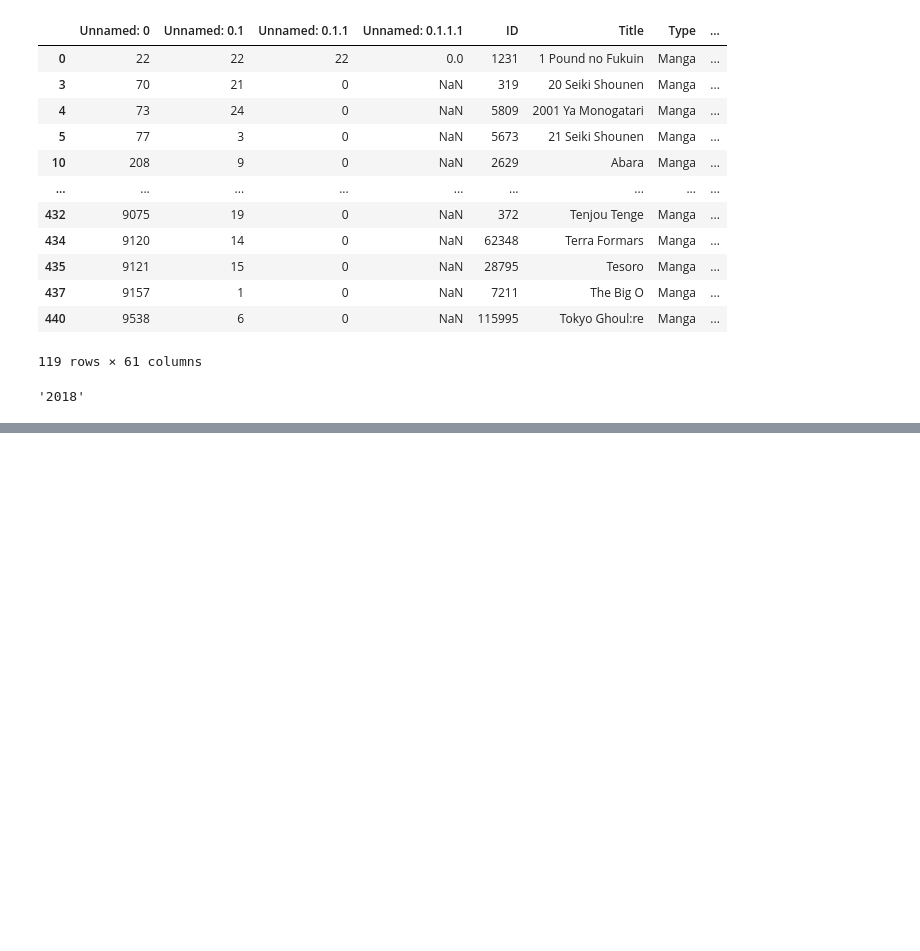
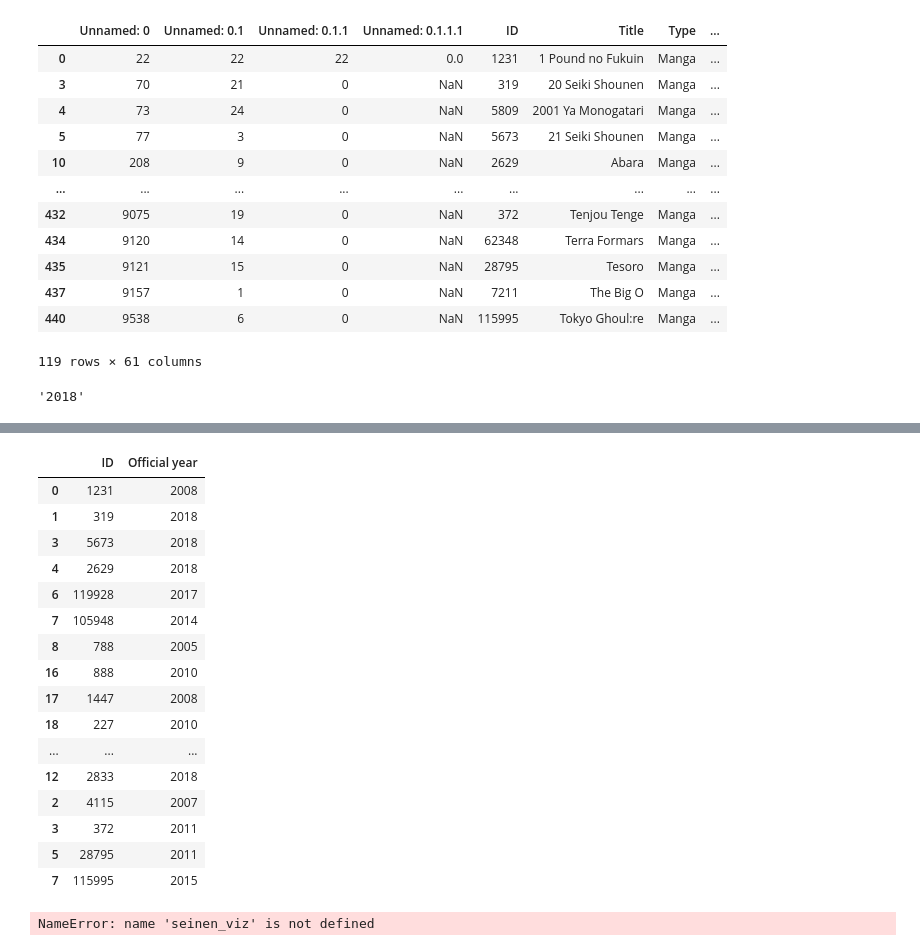
Before and after one commit to haolinh24/MangaUpdates, a Jupyter notebook: seinen_viz.ipynb, the cells around one changed output, grey strips where cells are left out. Cells and saved outputs as stored; diff of their text form; code cells hidden in the pictures; blank space fills up the shorter version.

```diff
--- a/seinen_viz.ipynb
+++ b/seinen_viz.ipynb
@@ -185,10 +359,25 @@ title_test = get_title(get_soup(viz_seinen_id[3]))
 # %%
 count = 0
+count_true = 0
+count_change_name = 0
+date_result = 0
 for i in title_test:
     if correct_name(i) != False:
         count += 1
-        print(get_date(correct_name(i),i))
-        break
+        count_true += 1
+        artist_name = artist_name_seperate(get_soup(viz_seinen_id[8]))
+        date_result = get_date(correct_name(i),i)
+        if date_result == "change name":
+            count_change_name +=1
+            continue
+        else:
+            date_result = date_result
+            break
 if count == 0:
     print("find it yourself")
+else:
+    if count_true == count_change_name:
+        print("find it yourself")
+    else:
+        print(date_result)
 # %% [output]
@@ -196,16 +572,2 @@ if count == 0:
 # %%
 dict_seinen = {}
-# %%
-import datetime
-start_find_date = datetime.datetime.now()
-for i in range(0, 10):
-    title_list = get_title(get_soup(viz_seinen_id[i]))
-    count = 0
-    for name in title_list:
-        if correct_name(name) != False:
-            count +=1
-            dict_seinen[viz_seinen_id[i]] = get_date(correct_name(name),name)
-        if count == 0:
-            dict_seinen[viz_seinen_id[i]] = "find it yourself"
-    time_process = datetime.datetime.now() - start_find_date
-    print(time_process)
@@ -288,0 +669,5 @@ string[-4:]
+# %%
+seinen_viz = pd.DataFrame()
+for i in range(1,10):
+    seinen_df = pd.read_csv('seinen_viz_{}.csv'.format(i))
+    seinen_viz = seinen_viz.append(seinen_df)
@@ -288,0 +690,26 @@ string[-4:]
+# %%
+seinen_viz = seinen_viz.rename(columns={"Unnamed: 0":"ID", "0":"Official year"})
+# %%
+seinen_viz[seinen_viz['Official year'] != 'find it yourself']
+# %% [output]
+|  | ID | Official year |
+| 0 | 1231 | 2008 |
+| 1 | 319 | 2018 |
+| 3 | 5673 | 2018 |
+| 4 | 2629 | 2018 |
+| 6 | 119928 | 2017 |
+| 7 | 105948 | 2014 |
+| 8 | 788 | 2005 |
+| 16 | 888 | 2010 |
+| 17 | 1447 | 2008 |
+| 18 | 227 | 2010 |
+| ... | ... | ... |
+| 12 | 2833 | 2018 |
+| 2 | 4115 | 2007 |
+| 3 | 372 | 2011 |
+| 5 | 28795 | 2011 |
+| 7 | 115995 | 2015 |
+# %%
+seinen_viz.to_csv('seinen_viz_uncomplete.csv')
+# %% [output]
+NameError: name 'seinen_viz' is not defined
```
Also changed, not shown: parts of 123 cells of this notebook.
